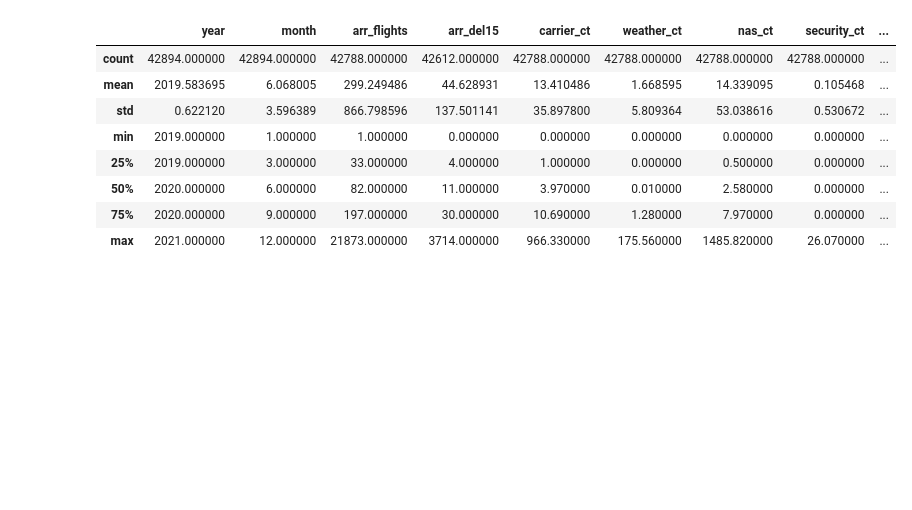
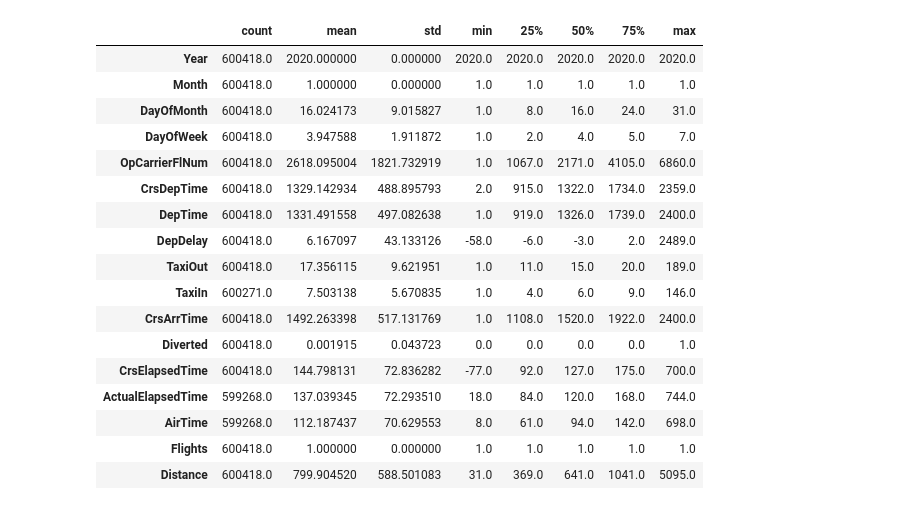
Before and after one commit to tailtq/ml-learning, a Jupyter notebook: ml-08/04_airline_delay_causes.csv.ipynb, the cells around one changed output. Cells and saved outputs as stored; diff of their text form; code cells hidden in the pictures; blank space fills up the shorter version.

```diff
--- a/ml-08/04_airline_delay_causes.csv.ipynb
+++ b/ml-08/04_airline_delay_causes.csv.ipynb
@@ -7,4 +7,4 @@ import math
 import json
 # %%
 # load dataset
-df = pd.read_csv("datasets/airline_delay_causes/airline_delay_causes.csv")
+df = pd.read_csv("datasets/airline_arrival_delays/AirlineData.csv")
@@ -30,0 +11,24 @@ memory usage: 7.2+ MB
+# %%
+old_columns = df.columns
+
+# convert column names to Pascal case
+for old_column in old_columns:
+    new_column = "".join([segment.lower().capitalize() for segment in old_column.split("_")])
+    df[new_column] = df[old_column]
+
+df = df.drop(old_columns, axis=1)
+# %%
+# we first ignore the canceled flights because we only predict the flights are late or not
+df = df[df["Cancelled"] == False]
+# because we only classify whether the flight is late or not, so we have to drop the other delay columns
+df = df.drop(["CarrierDelay",
+              "WeatherDelay",
+              "NasDelay",
+              "SecurityDelay",
+              "LateAircraftDelay",
+              "Cancelled",
+              "CancellationCode"], axis=1)
+
+df["IsLate"] = df["ArrDelay"].apply(lambda x: x > 30)
+# besides, there are no reason to keep ArrTime and ArrDelay anymore, because they could potentially harm the model's result
+df = df.drop(["ArrTime", "ArrDelay"], axis=1)
@@ -31,12 +58,21 @@ memory usage: 7.2+ MB
 # %%
-df.describe()
+df.describe().T
 # %% [output]
-|  | year | month | arr_flights | arr_del15 | carrier_ct | weather_ct | nas_ct | security_ct | ... |
-| count | 42894.000000 | 42894.000000 | 42788.000000 | 42612.000000 | 42788.000000 | 42788.000000 | 42788.000000 | 42788.000000 | ... |
-| mean | 2019.583695 | 6.068005 | 299.249486 | 44.628931 | 13.410486 | 1.668595 | 14.339095 | 0.105468 | ... |
-| std | 0.622120 | 3.596389 | 866.798596 | 137.501141 | 35.897800 | 5.809364 | 53.038616 | 0.530672 | ... |
-| min | 2019.000000 | 1.000000 | 1.000000 | 0.000000 | 0.000000 | 0.000000 | 0.000000 | 0.000000 | ... |
-| 25% | 2019.000000 | 3.000000 | 33.000000 | 4.000000 | 1.000000 | 0.000000 | 0.500000 | 0.000000 | ... |
-| 50% | 2020.000000 | 6.000000 | 82.000000 | 11.000000 | 3.970000 | 0.010000 | 2.580000 | 0.000000 | ... |
-| 75% | 2020.000000 | 9.000000 | 197.000000 | 30.000000 | 10.690000 | 1.280000 | 7.970000 | 0.000000 | ... |
-| max | 2021.000000 | 12.000000 | 21873.000000 | 3714.000000 | 966.330000 | 175.560000 | 1485.820000 | 26.070000 | ... |
+|  | count | mean | std | min | 25% | 50% | 75% | max |
+| Year | 600418.0 | 2020.000000 | 0.000000 | 2020.0 | 2020.0 | 2020.0 | 2020.0 | 2020.0 |
+| Month | 600418.0 | 1.000000 | 0.000000 | 1.0 | 1.0 | 1.0 | 1.0 | 1.0 |
+| DayOfMonth | 600418.0 | 16.024173 | 9.015827 | 1.0 | 8.0 | 16.0 | 24.0 | 31.0 |
+| DayOfWeek | 600418.0 | 3.947588 | 1.911872 | 1.0 | 2.0 | 4.0 | 5.0 | 7.0 |
+| OpCarrierFlNum | 600418.0 | 2618.095004 | 1821.732919 | 1.0 | 1067.0 | 2171.0 | 4105.0 | 6860.0 |
+| CrsDepTime | 600418.0 | 1329.142934 | 488.895793 | 2.0 | 915.0 | 1322.0 | 1734.0 | 2359.0 |
+| DepTime | 600418.0 | 1331.491558 | 497.082638 | 1.0 | 919.0 | 1326.0 | 1739.0 | 2400.0 |
+| DepDelay | 600418.0 | 6.167097 | 43.133126 | -58.0 | -6.0 | -3.0 | 2.0 | 2489.0 |
+| TaxiOut | 600418.0 | 17.356115 | 9.621951 | 1.0 | 11.0 | 15.0 | 20.0 | 189.0 |
+| TaxiIn | 600271.0 | 7.503138 | 5.670835 | 1.0 | 4.0 | 6.0 | 9.0 | 146.0 |
+| CrsArrTime | 600418.0 | 1492.263398 | 517.131769 | 1.0 | 1108.0 | 1520.0 | 1922.0 | 2400.0 |
+| Diverted | 600418.0 | 0.001915 | 0.043723 | 0.0 | 0.0 | 0.0 | 0.0 | 1.0 |
+| CrsElapsedTime | 600418.0 | 144.798131 | 72.836282 | -77.0 | 92.0 | 127.0 | 175.0 | 700.0 |
+| ActualElapsedTime | 599268.0 | 137.039345 | 72.293510 | 18.0 | 84.0 | 120.0 | 168.0 | 744.0 |
+| AirTime | 599268.0 | 112.187437 | 70.629553 | 8.0 | 61.0 | 94.0 | 142.0 | 698.0 |
+| Flights | 600418.0 | 1.000000 | 0.000000 | 1.0 | 1.0 | 1.0 | 1.0 | 1.0 |
+| Distance | 600418.0 | 799.904520 | 588.501083 | 31.0 | 369.0 | 641.0 | 1041.0 | 5095.0 |
```
Also changed, not shown: parts of 20 cells of this notebook, 13 other files.
